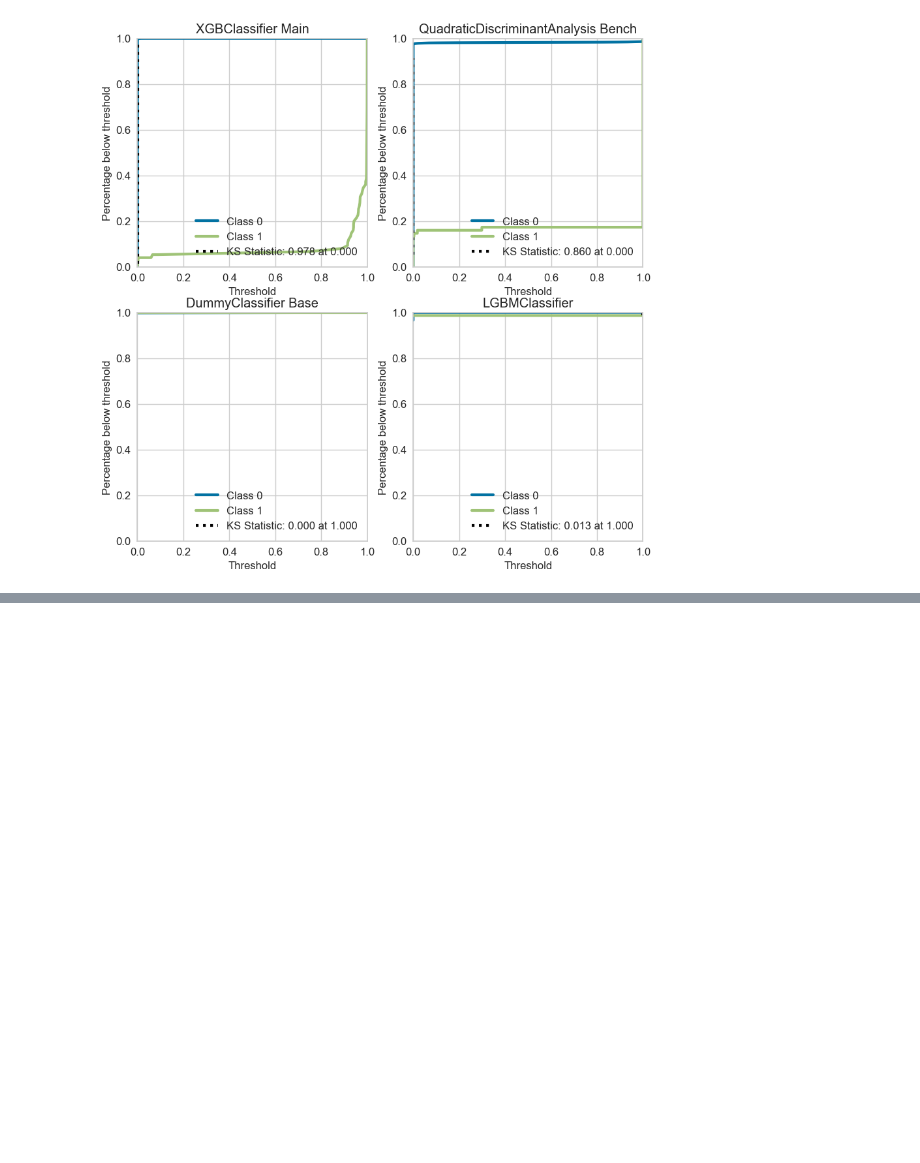
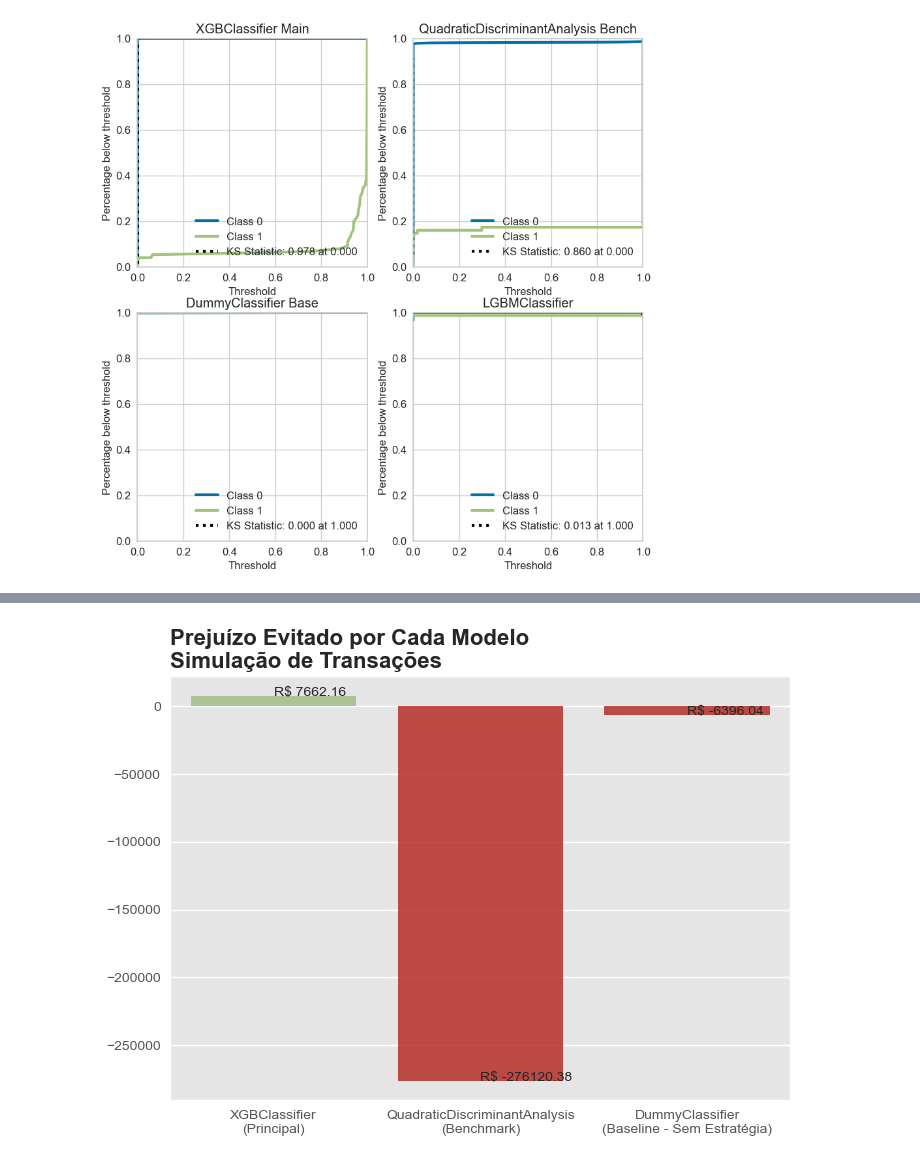
Before and after one commit to gprzy/real-time-fraud-detection, a Jupyter notebook: notebooks/fraud_detection_test_simulation.ipynb, the cells around one changed output, grey strips where cells are left out. Cells and saved outputs as stored; diff of their text form; code cells hidden in the pictures; blank space fills up the shorter version.

```diff
--- a/notebooks/fraud_detection_test_simulation.ipynb
+++ b/notebooks/fraud_detection_test_simulation.ipynb
@@ -226,0 +372,7 @@ for i, (model_name, model) in enumerate(models.items()):
+# %%
+%%time
+
+report_dummy = test_simulation_report(
+    model=dummy,
+    df_test=df_test
+)
@@ -226,0 +442,26 @@ for i, (model_name, model) in enumerate(models.items()):
+# %%
+models_profits = [
+    fraud_amount - amount_xgb,
+    fraud_amount - amount_bench,
+    fraud_amount - amount_dummy
+]
+
+sns.barplot(
+    x=models_names,
+    y=models_profits,
+    palette=['g','r', 'r'],
+    alpha=.8
+);
+
+for x, y in enumerate(models_profits):
+    plt.text(x, y, f'R$ {round(y, 2)}');
+
+plt.title(
+    label='Prejuízo Evitado por Cada Modelo\n' \
+        'Simulação de Transações',
+    fontweight='bold',
+    fontsize=16,
+    loc='left'
+);
+# %% [output]
+[figure, added]
```
Also changed, not shown: parts of 26 cells of this notebook, 6 other files.
